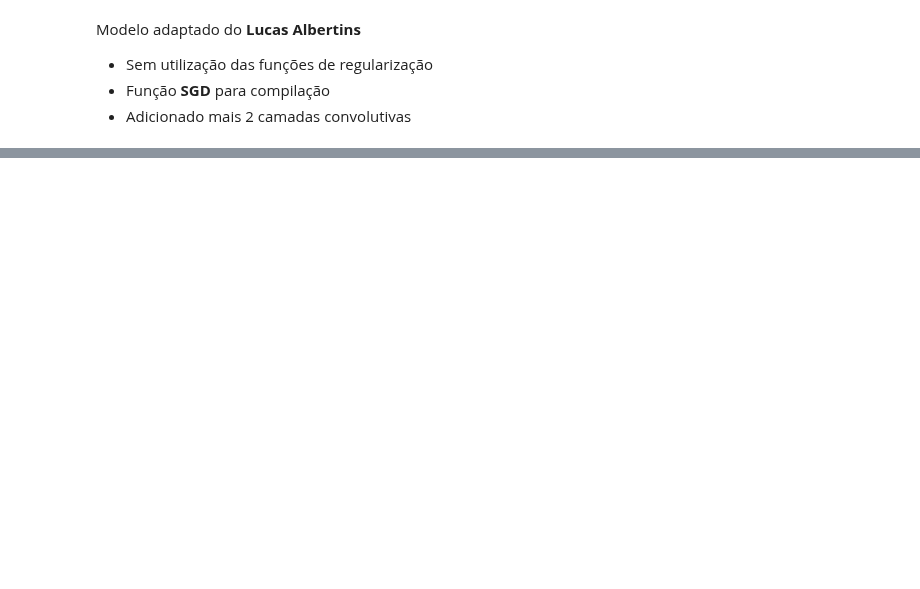
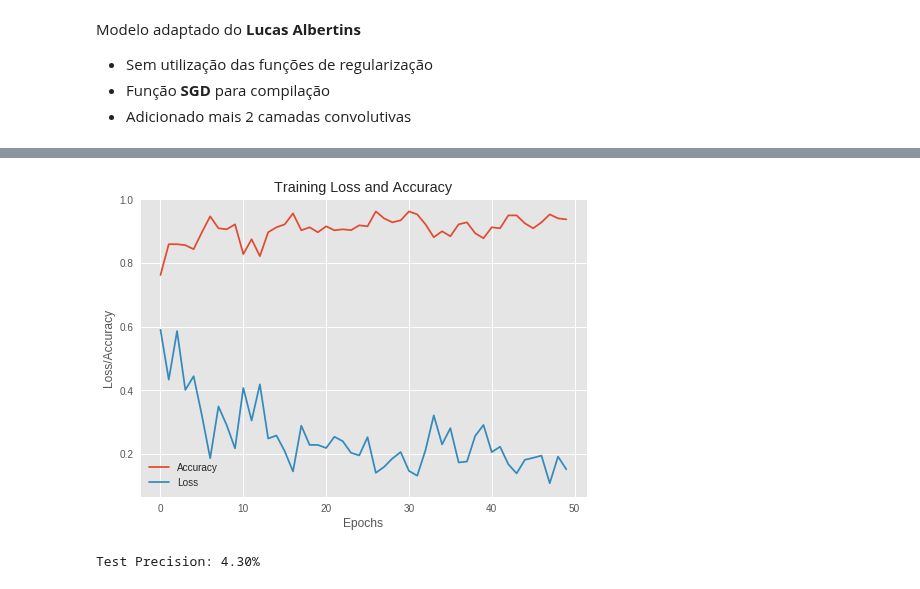
Before and after one commit to FernandaSzAdr/CNN_cromossome, a Jupyter notebook: TesteRede2_Colorida_Base2.ipynb, the cells around one changed output, grey strips where cells are left out. Drawn from its saved outputs; the diff is of its cells as text; code cells hidden in the pictures; blank space fills up the shorter version.

```diff
--- a/TesteRede2_Colorida_Base2.ipynb
+++ b/TesteRede2_Colorida_Base2.ipynb
@@ -1209,0 +1232,10 @@ Test Precision: 71.85%
+# %%
+model.compile(optimizer='adam', loss='binary_crossentropy', metrics=['accuracy'])
+# %%
+arquiteture = 'architecture_13'
+# %%
+checkpointer = ModelCheckpoint(filepath='drive/My Drive/Resultado/weights_' + arquiteture + '.hdf5', verbose=1, save_best_only=True)
+# %%
+training = model.fit_generator(train_batches, steps_per_epoch=stepsPerEpoche,
+                   validation_data=validation_batches, validation_steps=validationSteps,
+                   epochs=50, verbose=2, callbacks=[checkpointer])
@@ -1209,0 +1260,14 @@ Test Precision: 71.85%
+# %%
+# plotar loss e accuracy para os datasets 'train' e 'test'
+plt.style.use("ggplot")
+plt.figure()
+plt.plot(training.history['acc'], label='Accuracy')
+plt.plot(training.history['loss'], label='Loss')
+plt.xlabel('Epochs')
+plt.ylabel('Accuracy')
+plt.title("Training Loss and Accuracy")
+plt.ylabel("Loss/Accuracy")
+plt.legend()
+plt.savefig('drive/My Drive/Resultado/' + arquiteture + '.png', bbox_inches='tight')
+# %% [output]
+[figure, added]
@@ -1209,0 +1276,6 @@ Test Precision: 71.85%
+# %%
+results[arquiteture] = precision_score(y_true, y_predict, average='binary')
+print('Test Precision: {:.2f}%'
+      .format(100 * results[arquiteture]))
+# %% [output]
+Test Precision: 4.30%
```
Also changed, not shown: parts of 56 cells of this notebook.
